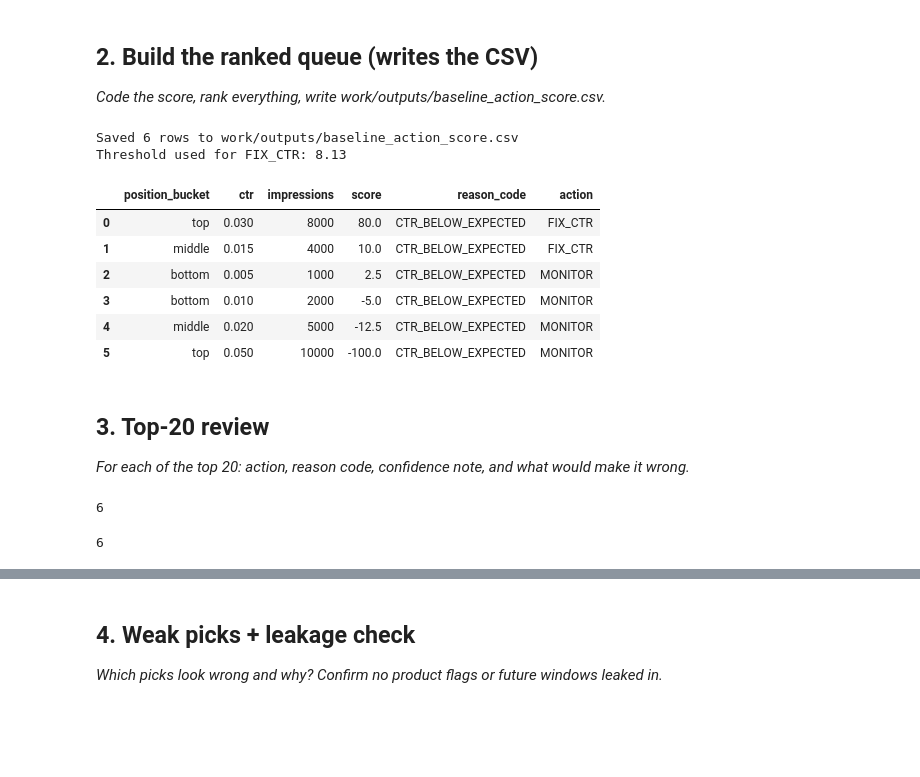
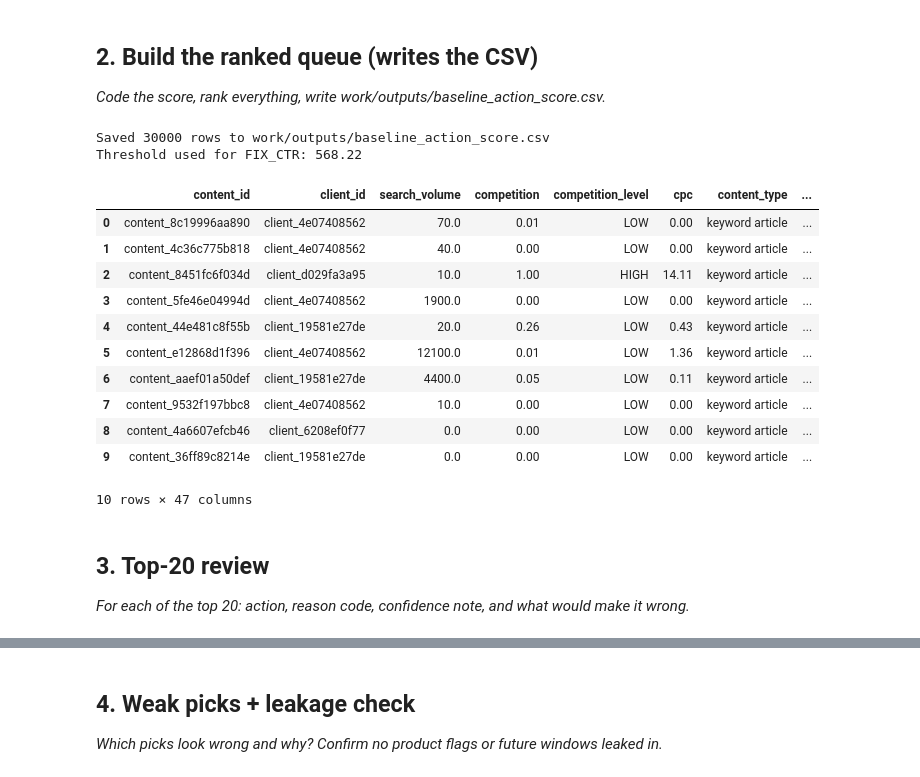
Before and after one commit to sadineniManushree/flyrank--internship__ml, a Jupyter notebook: work/notebooks/w04_baseline_score.ipynb, the cells around one changed output, grey strips where cells are left out. Saved outputs shown, nothing was run; the diff lists cells and outputs as text; code cells hidden in the pictures; blank space fills up the shorter version.

```diff
--- a/work/notebooks/w04_baseline_score.ipynb
+++ b/work/notebooks/w04_baseline_score.ipynb
@@ -24,3 +36,9 @@ This skeleton is yours to fill. Work the sections **in order** — each one has
   to allow enough time for the data to stabilize.
 # %% [markdown]
 For every query, I figure out what CTR it should get based on its position (top spots normally get way more clicks). Then I compare that to what CTR it's actually getting. If a query has a lot of impressions (people are seeing it) but its real CTR is a lot lower than expected for its position, that's a missed opportunity — people are seeing it but not clicking, even though they should be. The bigger that gap, and the more impressions behind it, the higher the score — because fixing it (better title, meta description, etc.) could win a lot of extra clicks
+# %%
+import pandas as pd
+import numpy as np
+
+df = pd.read_csv('data/raw/content_refresh_anonymized.csv')
+print(len(df), "rows")
@@ -26,0 +47,17 @@ For every query, I figure out what CTR it should get based on its position (top
+# %%
+import os
+
+os.makedirs('work/outputs', exist_ok=True)
+
+df['score'] = (df.groupby('position_tier')['ctr'].transform('mean') - df['ctr']) * df['impressions_90d']
+df['reason_code'] = 'CTR_BELOW_EXPECTED'
+
+threshold = df['score'].quantile(0.75)
+df['action'] = df['score'].apply(lambda s: 'FIX_CTR' if s > threshold else 'MONITOR')
+
+df_ranked = df.sort_values('score', ascending=False).reset_index(drop=True)
+df_ranked.to_csv('work/outputs/baseline_action_score.csv', index=False)
+
+print("Saved", len(df_ranked), "rows to work/outputs/baseline_action_score.csv")
+print("Threshold used for FIX_CTR:", round(threshold, 2))
+df_ranked.head(10)
@@ -33,47 +85,43 @@ CTR_BELOW_EXPECTED = 'CTR_BELOW_EXPECTED'
 # %%
 import os
 
-# Make sure the output folder exists
 os.makedirs('work/outputs', exist_ok=True)
 
-# 1. Score = (expected CTR for that position - actual CTR) x impressions
-df['score'] = (df.groupby('position_bucket')['ctr'].transform('mean') - df['ctr']) * df['impressions']
+# 1. Score = (expected CTR for that position tier - actual CTR) x impressions
+df['score'] = (df.groupby('position_tier')['ctr'].transform('mean') - df['ctr']) * df['impressions_90d']
 
 # 2. Reason code - same label for every flagged row
 df['reason_code'] = 'CTR_BELOW_EXPECTED'
 
 # 3. Action label - top 25% of scores get FIX_CTR, rest get MONITOR
 threshold = df['score'].quantile(0.75)
 df['action'] = df['score'].apply(lambda s: 'FIX_CTR' if s > threshold else 'MONITOR')
 
 # 4. Rank everything - highest score (biggest opportunity) first
 df_ranked = df.sort_values('score', ascending=False).reset_index(drop=True)
 
 # 5. Write the CSV
 df_ranked.to_csv('work/outputs/baseline_action_score.csv', index=False)
 
 print("Saved", len(df_ranked), "rows to work/outputs/baseline_action_score.csv")
 print("Threshold used for FIX_CTR:", round(threshold, 2))
 df_ranked.head(10)
 # %% [output]
-Saved 6 rows to work/outputs/baseline_action_score.csv
-Threshold used for FIX_CTR: 8.13
+Saved 30000 rows to work/outputs/baseline_action_score.csv
+Threshold used for FIX_CTR: 568.22
-|  | position_bucket | ctr | impressions | score | reason_code | action |
-| 0 | top | 0.030 | 8000 | 80.0 | CTR_BELOW_EXPECTED | FIX_CTR |
-| 1 | middle | 0.015 | 4000 | 10.0 | CTR_BELOW_EXPECTED | FIX_CTR |
-| 2 | bottom | 0.005 | 1000 | 2.5 | CTR_BELOW_EXPECTED | MONITOR |
-| 3 | bottom | 0.010 | 2000 | -5.0 | CTR_BELOW_EXPECTED | MONITOR |
-| 4 | middle | 0.020 | 5000 | -12.5 | CTR_BELOW_EXPECTED | MONITOR |
-| 5 | top | 0.050 | 10000 | -100.0 | CTR_BELOW_EXPECTED | MONITOR |
+|  | content_id | client_id | search_volume | competition | competition_level | cpc | content_type | ... |
+| 0 | content_8c19996aa890 | client_4e07408562 | 70.0 | 0.01 | LOW | 0.00 | keyword article | ... |
+| 1 | content_4c36c775b818 | client_4e07408562 | 40.0 | 0.00 | LOW | 0.00 | keyword article | ... |
+| 2 | content_8451fc6f034d | client_d029fa3a95 | 10.0 | 1.00 | HIGH | 14.11 | keyword article | ... |
+| 3 | content_5fe46e04994d | client_4e07408562 | 1900.0 | 0.00 | LOW | 0.00 | keyword article | ... |
+| 4 | content_44e481c8f55b | client_19581e27de | 20.0 | 0.26 | LOW | 0.43 | keyword article | ... |
+| 5 | content_e12868d1f396 | client_4e07408562 | 12100.0 | 0.01 | LOW | 1.36 | keyword article | ... |
+| 6 | content_aaef01a50def | client_19581e27de | 4400.0 | 0.05 | LOW | 0.11 | keyword article | ... |
+| 7 | content_9532f197bbc8 | client_4e07408562 | 10.0 | 0.00 | LOW | 0.00 | keyword article | ... |
+| 8 | content_4a6607efcb46 | client_6208ef0f77 | 0.0 | 0.00 | LOW | 0.00 | keyword article | ... |
+| 9 | content_36ff89c8214e | client_19581e27de | 0.0 | 0.00 | LOW | 0.00 | keyword article | ... |
+10 rows × 47 columns
 # %% [markdown]
 ## 3. Top-20 review
 
 *For each of the top 20: action, reason code, confidence note, and what would make it wrong.*
-# %%
-print(len(df_ranked))
-# %% [output]
-6
-# %%
-print(len(df))
-# %% [output]
-6
```
Also changed, not shown: parts of 9 cells of this notebook.
